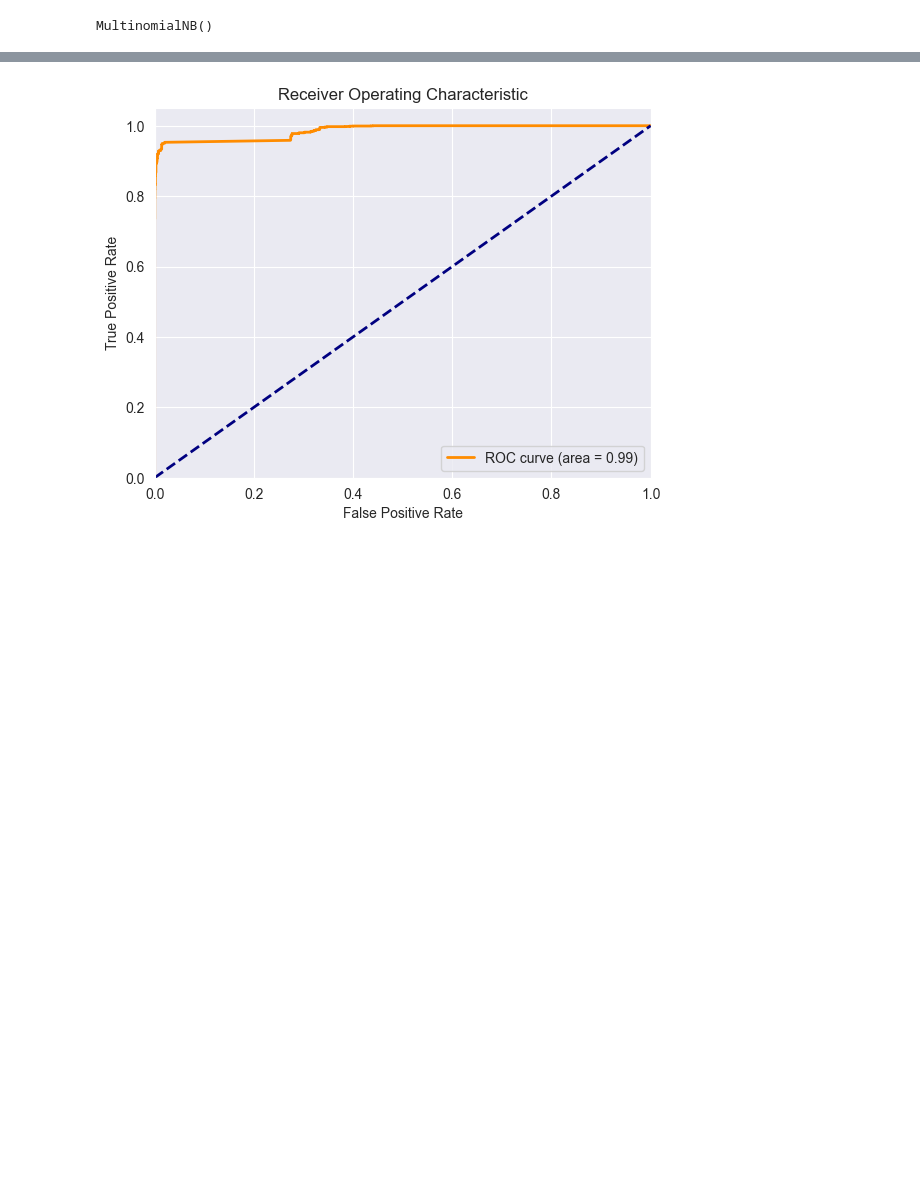
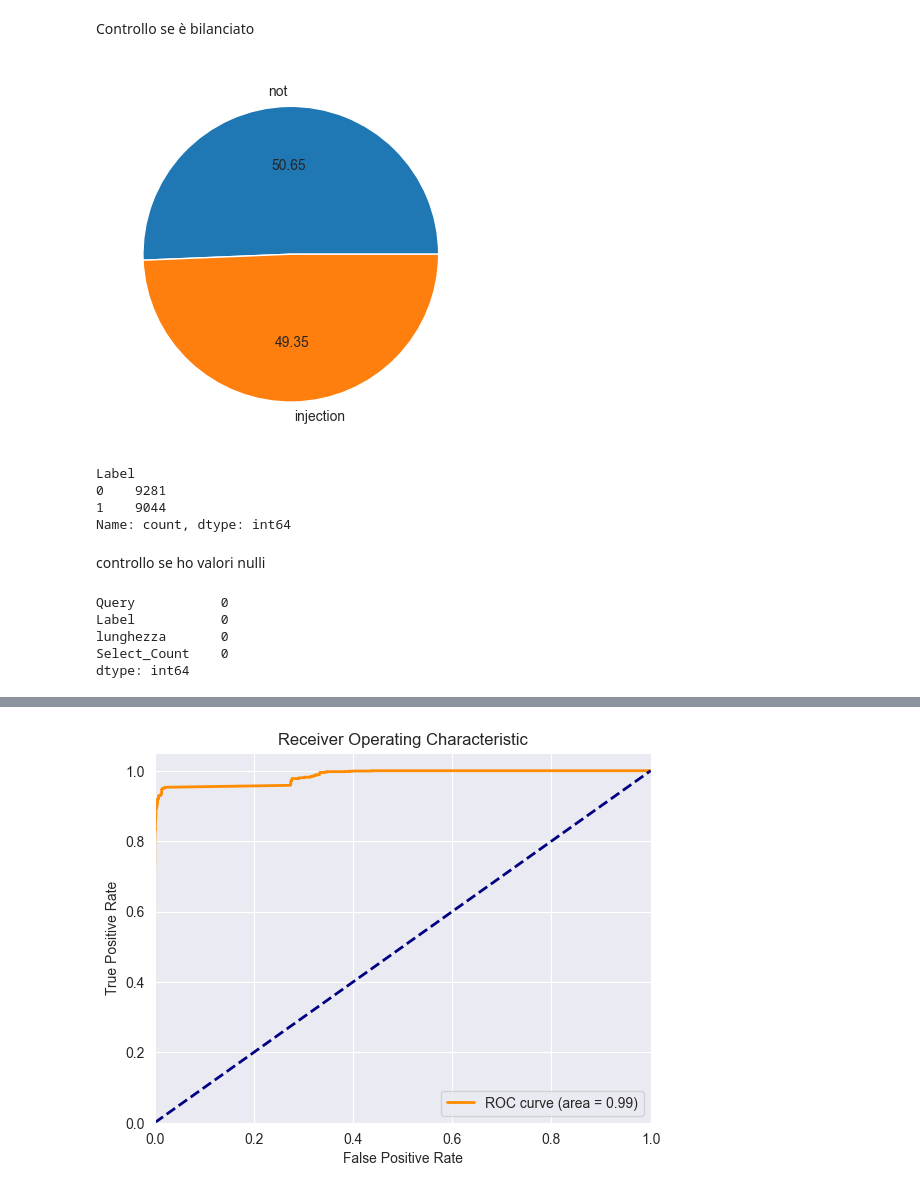
Before and after one commit to Dabi1290/S.I.D, a Jupyter notebook: Naive_Bayes.ipynb, the cells around one changed output, grey strips where cells are left out. Drawn from its saved outputs; the diff is of its cells as text; code cells hidden in the pictures; blank space fills up the shorter version.

```diff
--- a/Naive_Bayes.ipynb
+++ b/Naive_Bayes.ipynb
@@ -4,0 +12,10 @@ from sklearn.model_selection import train_test_split
+# %%
+file_path = "Dataset.csv"
+df = pd.read_csv(file_path,encoding='utf-8')
+df = df.drop(df.index[11330:19342])
+x = df['Query']  # Query SQL
+y = df['Label']  # Lab
+x_train,x_test,y_train,y_test= train_test_split(x,y,test_size=0.2,random_state=42)
+df= pd.DataFrame(x_train)
+df['Label'] = y_train
+df
@@ -5,6 +137,12 @@ from sklearn.model_selection import train_test_split
+# %% [markdown]
+Controllo se è bilanciato
 # %%
-file_path = "Dataset.csv"
-df = pd.read_csv(file_path,encoding='utf-8')
-x = df['Query']  # Query SQL
-y = df['Label']  # Labels
-x_train,x_test,y_train,y_test= train_test_split(x,y,test_size=0.2,random_state=42)
+plt.pie(y_train.value_counts(), labels=['not', 'injection'], autopct="%0.2f")
+plt.show()
+y_train.value_counts()
+# %% [output]
+[figure, added]
+Label
+0    9281
+1    9044
+Name: count, dtype: int64
@@ -16,6 +148,0 @@ x_test=vc.transform(x_test)
-# %%
-from sklearn.naive_bayes import MultinomialNB
-clf = MultinomialNB()
-clf.fit(x_train,y_train)
-# %% [output]
-MultinomialNB()
@@ -23,0 +149,10 @@ y_pred = clf.predict(x_test)
+# %% [markdown]
+controllo se ho valori nulli
+# %%
+df.isnull().sum()
+# %% [output]
+Query           0
+Label           0
+lunghezza       0
+Select_Count    0
+dtype: int64
```
Also changed, not shown: parts of 29 cells of this notebook.
